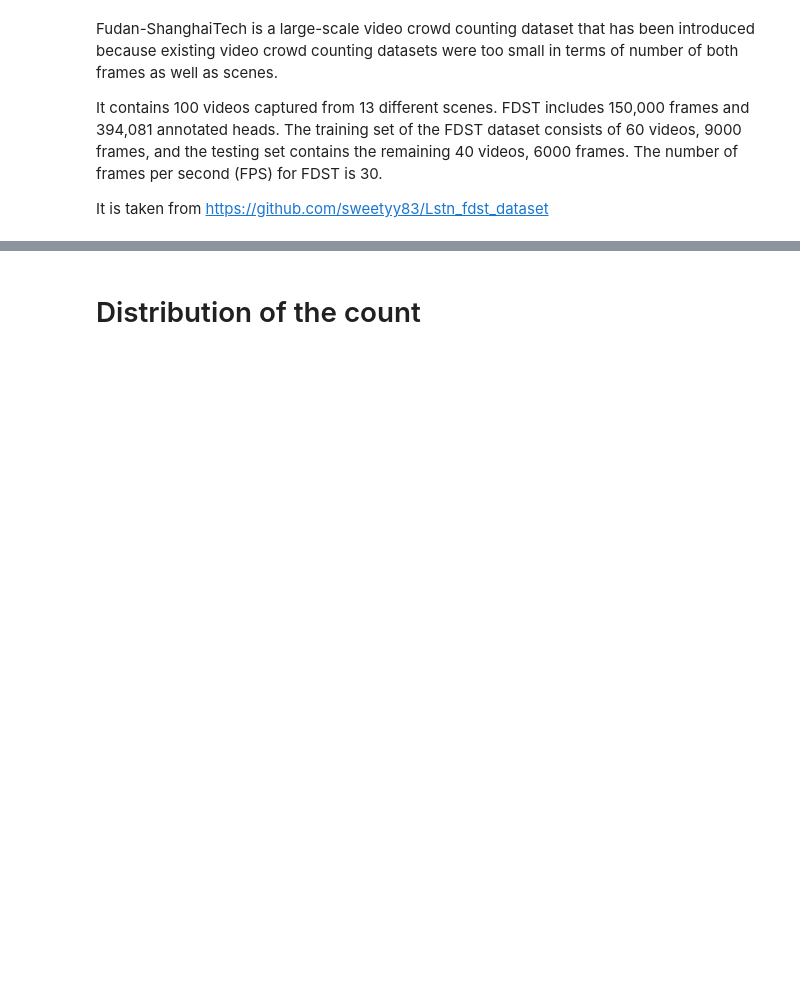
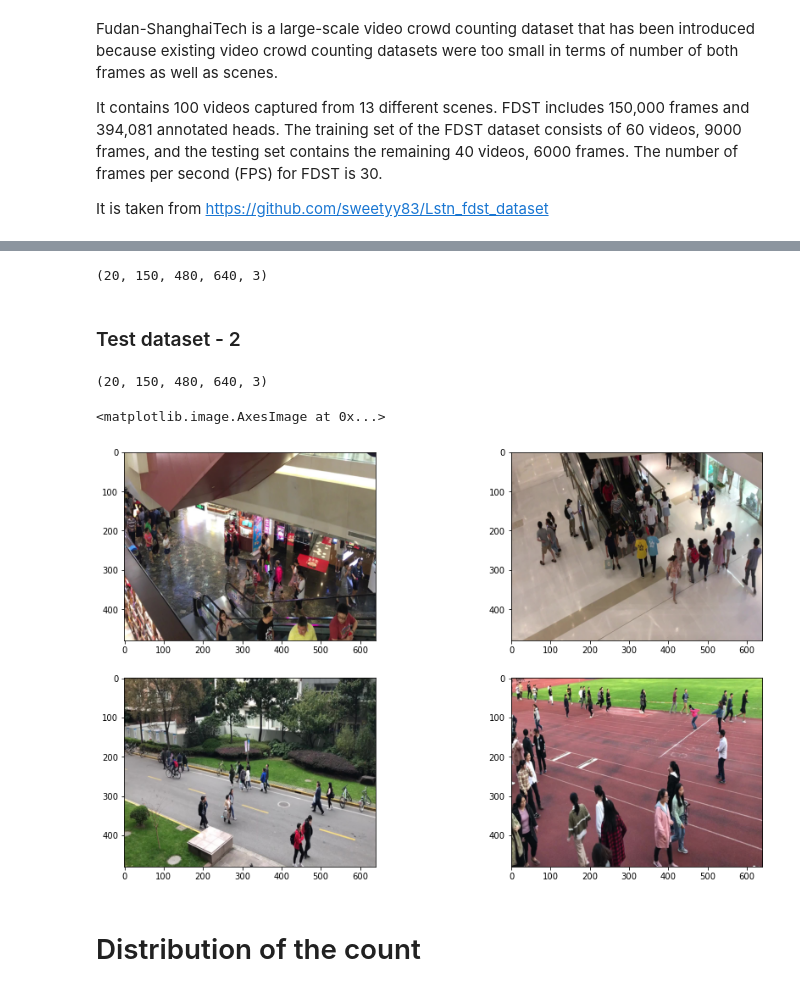
Before and after one commit to NGL-A/crowd-counting, a Jupyter notebook: Crowd_counting_code.ipynb, the cells around one changed output, grey strips where cells are left out. Cells and saved outputs as stored; diff of their text form; code cells hidden in the pictures; blank space fills up the shorter version.

```diff
--- a/Crowd_counting_code.ipynb
+++ b/Crowd_counting_code.ipynb
@@ -224,0 +203,7 @@ ax[1,1].imshow(train_FDST1[140])
+# %%
+test_FDST1 = np.load("test_FDST1.npy")
+test_FDST1.shape
+# %% [output]
+(20, 150, 480, 640, 3)
+# %% [markdown]
+### Test dataset - 2
@@ -225,3 +215,20 @@ ax[1,1].imshow(train_FDST1[140])
+# %%
+test_FDST2 = np.load("test_FDST2.npy")
+test_FDST2.shape
+# %% [output]
+(20, 150, 480, 640, 3)
+# %%
+# lest's display 4 images
+
+f, ax = plt.subplots(2,2, figsize = (15, 9))
+
+ax[0,0].imshow(test_FDST1[0][0])
+ax[0,1].imshow(test_FDST1[1][0])
+ax[1,0].imshow(test_FDST2[0][0])
+ax[1,1].imshow(test_FDST2[1][0])
+# %% [output]
+<matplotlib.image.AxesImage at 0x...>
+[figure, added]
 # %% [markdown]
 # Distribution of the count
 # %% [markdown]
```
Also changed, not shown: parts of 30 cells of this notebook.
